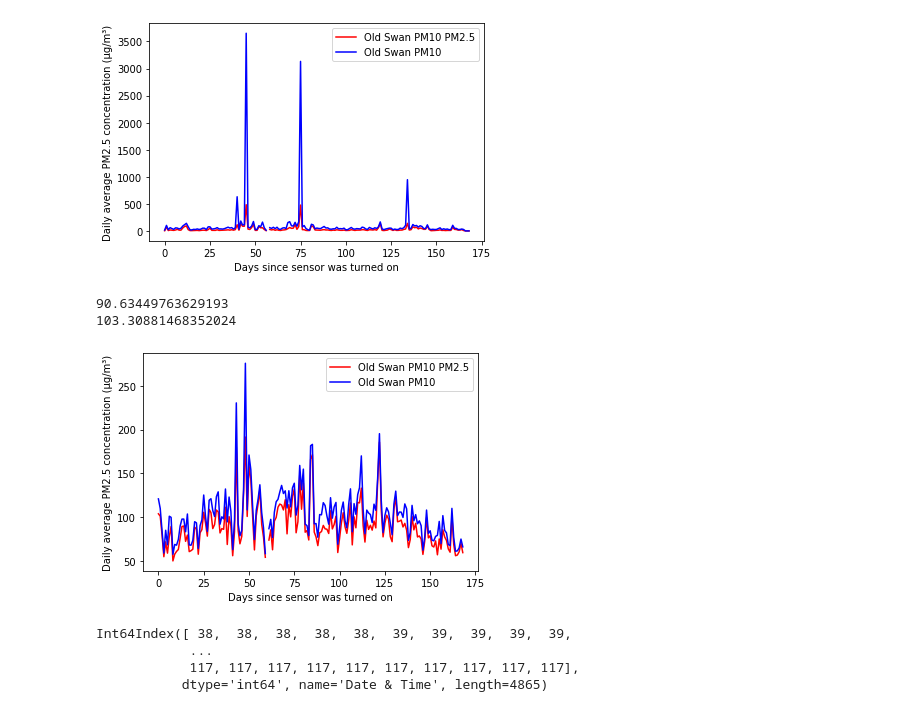
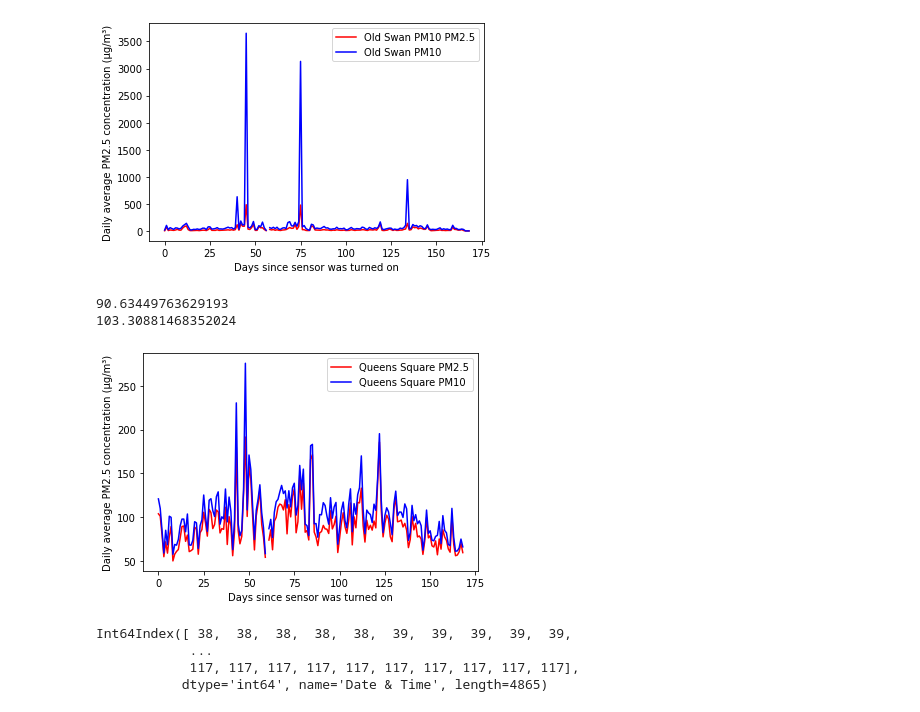
Before and after one commit to HarryMcHau5/ParkParkFarm, a Jupyter notebook: Group_work.ipynb, the cells around one changed output. Saved outputs shown, nothing was run; the diff lists cells and outputs as text; code cells hidden in the pictures.

```diff
--- a/Group_work.ipynb
+++ b/Group_work.ipynb
@@ -1165,28 +1060,0 @@ print(mean_pm10bru)
-# %%
-#find daily average Dingle
-tmpdin = datesdin.day_of_year
-dailypm2p5din =np.zeros([500,])
-c=0
-for i in range(tmpdin[0], 365):
-  dailypm2p5din[c]= np.nanmean(pm2p5din[datesdin.day_of_year==i])
-  c=c+1;
-for i in range(0,109):
-  dailypm2p5din[c]= np.nanmean(pm2p5din[datesdin.day_of_year==i])
-  c=c+1;
-plt.plot(dailypm2p5din, 'red', label='Dingle PM2.5')
-dailypm10din =np.zeros([500,])
-c=0
-for i in range(tmpdin[0], 365):
-  dailypm10din[c]= np.nanmean(pm10din[datesdin.day_of_year==i])
-  c=c+1;
-for i in range(0,109):
-  dailypm10din[c]= np.nanmean(pm10din[datesdin.day_of_year==i])
-  c=c+1;
-plt.plot(dailypm10din, 'blue', label='Dingle PM10')
-plt.legend()
-plt.ylabel('Daily average PM2.5 concentration (µg/m³)') # add some lables
-plt.xlabel('Days since sensor was turned on') # add some lables
-mean_pm2p5din = np.nanmean(dailypm2p5din)
-print(mean_pm2p5din)
-mean_pm10din = np.nanmean(dailypm10din)
-print(mean_pm10din)
@@ -1469,35 +1333,35 @@ print(mean_pm10osw)
 # %%
 #find daily average Queens square
 tmpqsq = datesqsq.day_of_year
 dailypm2p5qsq =np.zeros([169,])
 c=0
 for i in range(tmpqsq[0], 365):
   dailypm2p5qsq[c]= np.nanmean(pm2p5qsq[datesqsq.day_of_year==i])
   c=c+1;
 for i in range(0,109):
   dailypm2p5qsq[c]= np.nanmean(pm2p5qsq[datesqsq.day_of_year==i])
   c=c+1;
-plt.plot(dailypm2p5qsq, 'red', label='Old Swan PM10 PM2.5')
+plt.plot(dailypm2p5qsq, 'red', label='Queens Square PM2.5')
 dailypm10qsq =np.zeros([169,])
 c=0
 for i in range(tmpqsq[0], 365):
   dailypm10qsq[c]= np.nanmean(pm10qsq[datesqsq.day_of_year==i])
   c=c+1;
 for i in range(0,109):
   dailypm10qsq[c]= np.nanmean(pm10qsq[datesqsq.day_of_year==i])
   c=c+1;
-plt.plot(dailypm10qsq, 'blue', label='Old Swan PM10')
+plt.plot(dailypm10qsq, 'blue', label='Queens Square PM10')
 plt.legend()
 plt.ylabel('Daily average PM2.5 concentration (µg/m³)') # add some lables
 plt.xlabel('Days since sensor was turned on') # add some lables
 mean_pm2p5qsq = np.nanmean(dailypm2p5qsq)
 print(mean_pm2p5qsq)
 mean_pm10qsq = np.nanmean(dailypm10qsq)
 print(mean_pm10qsq)
 # %% [output]
 90.63449763629193
 103.30881468352024
-[figure, old version]
+[figure, new version]
 # %%
 tmpreg = datesreg.day_of_year
 print(datesreg.day_of_year)
```
Also changed, not shown: parts of 75 cells of this notebook.
